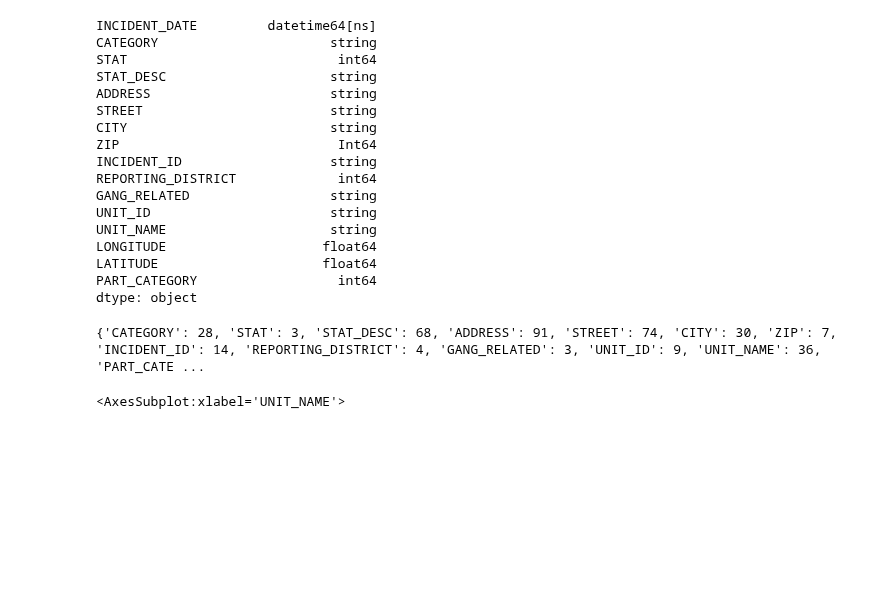
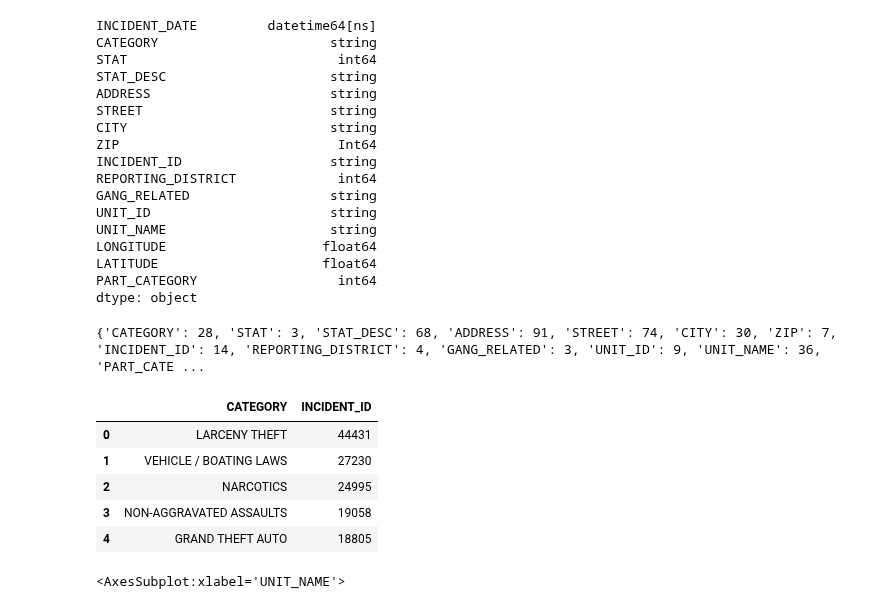
Before and after one commit to H-Dolan/Capstone_LACrime, a Jupyter notebook: laCrimes.ipynb, the cells around one changed output. Drawn from its saved outputs; the diff is of its cells as text; code cells hidden in the pictures; blank space fills up the shorter version.

```diff
--- a/laCrimes.ipynb
+++ b/laCrimes.ipynb
@@ -98,6 +98,17 @@ leng['PART_CATEGORY'] = (get_max_length(df['PART_CATEGORY'].astype(str)))
 print(leng)
 # %% [output]
 {'CATEGORY': 28, 'STAT': 3, 'STAT_DESC': 68, 'ADDRESS': 91, 'STREET': 74, 'CITY': 30, 'ZIP': 7, 'INCIDENT_ID': 14, 'REPORTING_DISTRICT': 4, 'GANG_RELATED': 3, 'UNIT_ID': 9, 'UNIT_NAME': 36, 'PART_CATE ...
+# %%
+#Top 5 by Category
+c = df.groupby(['CATEGORY'])['INCIDENT_ID'].count().sort_values(ascending=False).reset_index().head(5)
+c
+# %% [output]
+|  | CATEGORY | INCIDENT_ID |
+| 0 | LARCENY THEFT | 44431 |
+| 1 | VEHICLE / BOATING LAWS | 27230 |
+| 2 | NARCOTICS | 24995 |
+| 3 | NON-AGGRAVATED ASSAULTS | 19058 |
+| 4 | GRAND THEFT AUTO | 18805 |
 # %%
 #Count by Station Name
 uname = df.groupby(['UNIT_NAME'])['INCIDENT_ID'].count().sort_values(ascending=False).reset_index().head(10)
```
Also changed, not shown: parts of 1 cell of this notebook.
